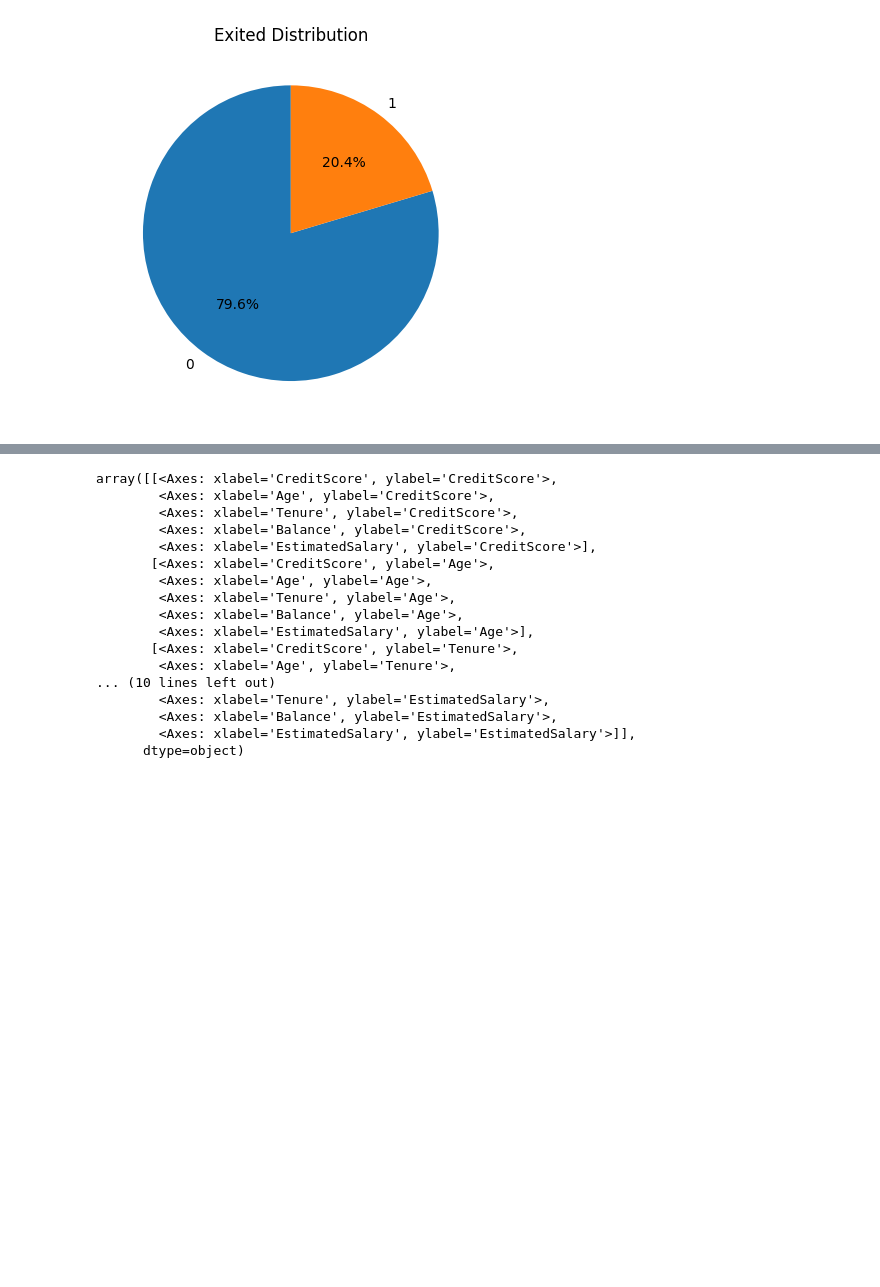
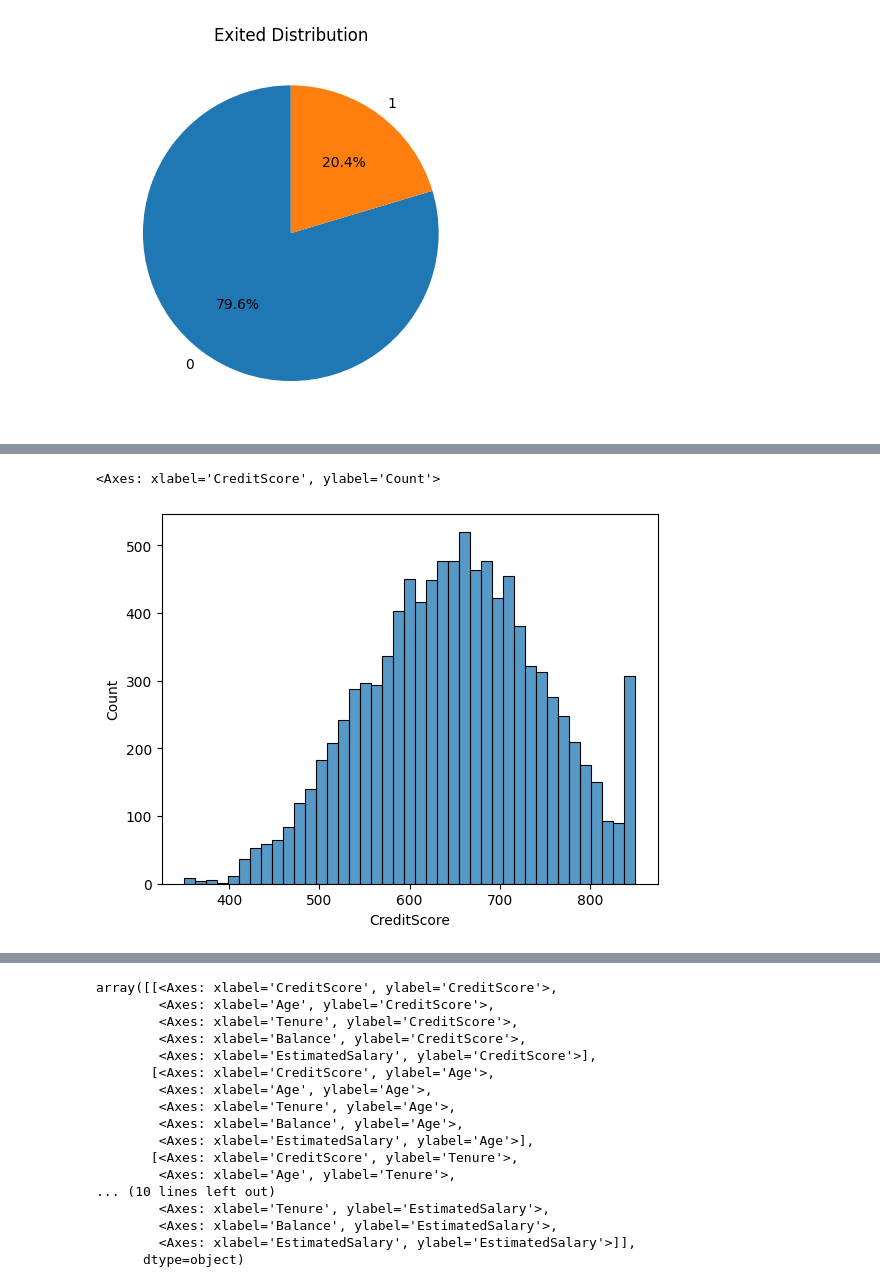
Before and after one commit to faryuhandraa/Data-Science-Projects, a Jupyter notebook: Churn_Prediction.ipynb, the cells around one changed output, grey strips where cells are left out. Saved outputs shown, nothing was run; the diff lists cells and outputs as text; code cells hidden in the pictures; blank space fills up the shorter version.

```diff
--- a/Churn_Prediction.ipynb
+++ b/Churn_Prediction.ipynb
@@ -109,0 +150,5 @@ sns.boxplot(df['EstimatedSalary'])
+# %%
+sns.histplot(df['CreditScore'], kde=False)
+# %% [output]
+<Axes: xlabel='CreditScore', ylabel='Count'>
+[figure, added]
```
Also changed, not shown: parts of 48 cells of this notebook.
